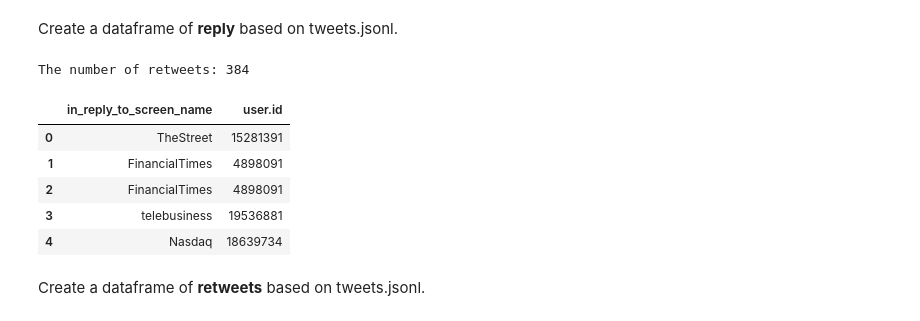
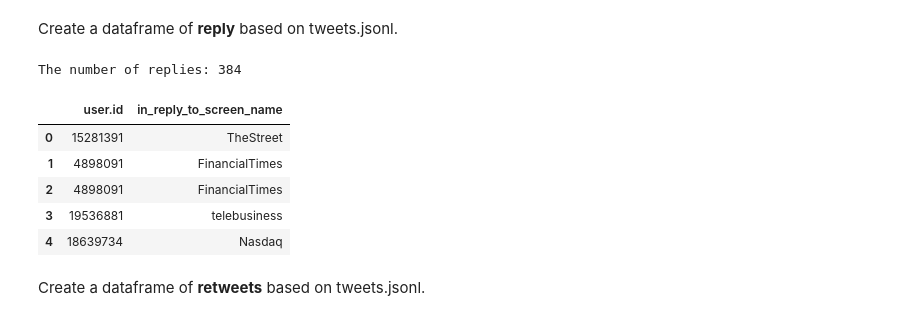
Before and after one commit to kbankowski/2022-11_data-academy, a Jupyter notebook: Level2/Group Projects/07_Network_Twitter/Project_Codes.ipynb, the cells around one changed output. Drawn from its saved outputs; the diff is of its cells as text; code cells hidden in the pictures.

Commit message:
Both reply and retweet networks created

```diff
--- a/Level2/Group Projects/07_Network_Twitter/Project_Codes.ipynb
+++ b/Level2/Group Projects/07_Network_Twitter/Project_Codes.ipynb
@@ -82,0 +85,24 @@ See the caveats in the documentation: https://pandas.pydata.org/pandas-docs/stab
+# %%
+# Replace 'your_file.jsonl' with the path to your JSONL file
+file_path = Path("./business", "tweets.jsonl")
+field_name = 'retweeted_status'
+
+json_objects = []
+
+with open(file_path, 'r') as file:
+    for line in file:
+        json_object = json.loads(line)
+        # read only retweets (i.e. in_reply_to_screen_name with non-missing values)
+        if not pd.isna(json_object.get(field_name)):
+            json_objects.append(json_object)
+
+# Create a pandas DataFrame from the list of JSON objects
+df3 = json_normalize(json_objects)
+
+# Select relevant columns from the dataframe
+selected_columns = ['user.id', 'retweeted_status.user.id']
+df3_selected = df3[selected_columns]
+
+# Report the size of retweet dataframe and show part of it
+print("The number of replies: %d" % len(df3_selected))
+df3_selected.head()
@@ -85,36 +119,36 @@ Create a dataframe of **reply** based on tweets.jsonl.
 # %%
 # Replace 'your_file.jsonl' with the path to your JSONL file
 file_path = Path("./business", "tweets.jsonl")
 field_name = 'in_reply_to_screen_name'
 
 json_objects = []
 
 with open(file_path, 'r') as file:
     for line in file:
         json_object = json.loads(line)
         # read only retweets (i.e. in_reply_to_screen_name with non-missing values)
         if not pd.isna(json_object.get(field_name)):
             json_objects.append(json_object)
 
 # Create a pandas DataFrame from the list of JSON objects
 df4 = json_normalize(json_objects)
 
 # Select relevant columns from the dataframe
-selected_columns = ['in_reply_to_screen_name', 'user.id']
+selected_columns = ['user.id', 'in_reply_to_screen_name']
 df4_selected = df4[selected_columns]
 
 # Report the size of retweet dataframe
 print("The number of replies: %d" % len(df4_selected))
 
 df4_selected.head()
 # %% [output]
-The number of retweets: 384
+The number of replies: 384
-|  | in_reply_to_screen_name | user.id |
-| 0 | TheStreet | 15281391 |
-| 1 | FinancialTimes | 4898091 |
-| 2 | FinancialTimes | 4898091 |
-| 3 | telebusiness | 19536881 |
-| 4 | Nasdaq | 18639734 |
+|  | user.id | in_reply_to_screen_name |
+| 0 | 15281391 | TheStreet |
+| 1 | 4898091 | FinancialTimes |
+| 2 | 4898091 | FinancialTimes |
+| 3 | 19536881 | telebusiness |
+| 4 | 18639734 | Nasdaq |
 # %% [markdown]
 Create a dataframe of **retweets** based on tweets.jsonl.
 # %% [markdown]
```
Also changed, not shown: parts of 2 cells of this notebook.
